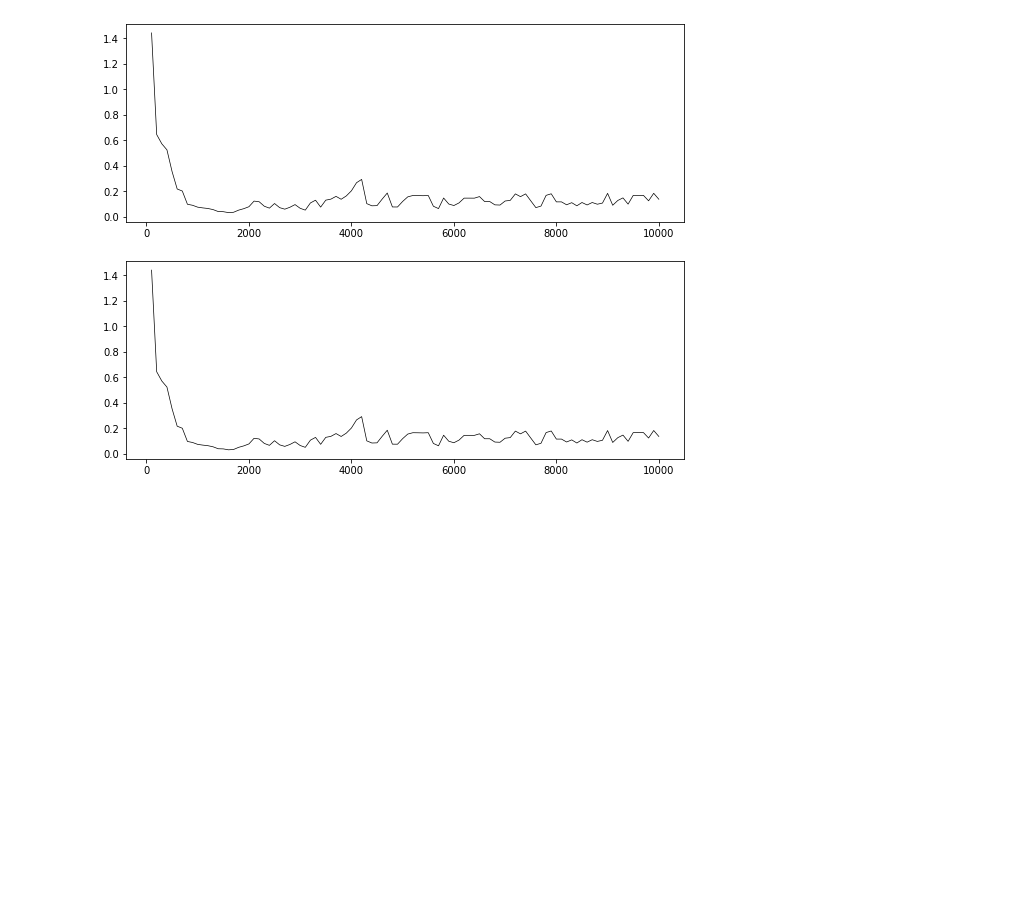
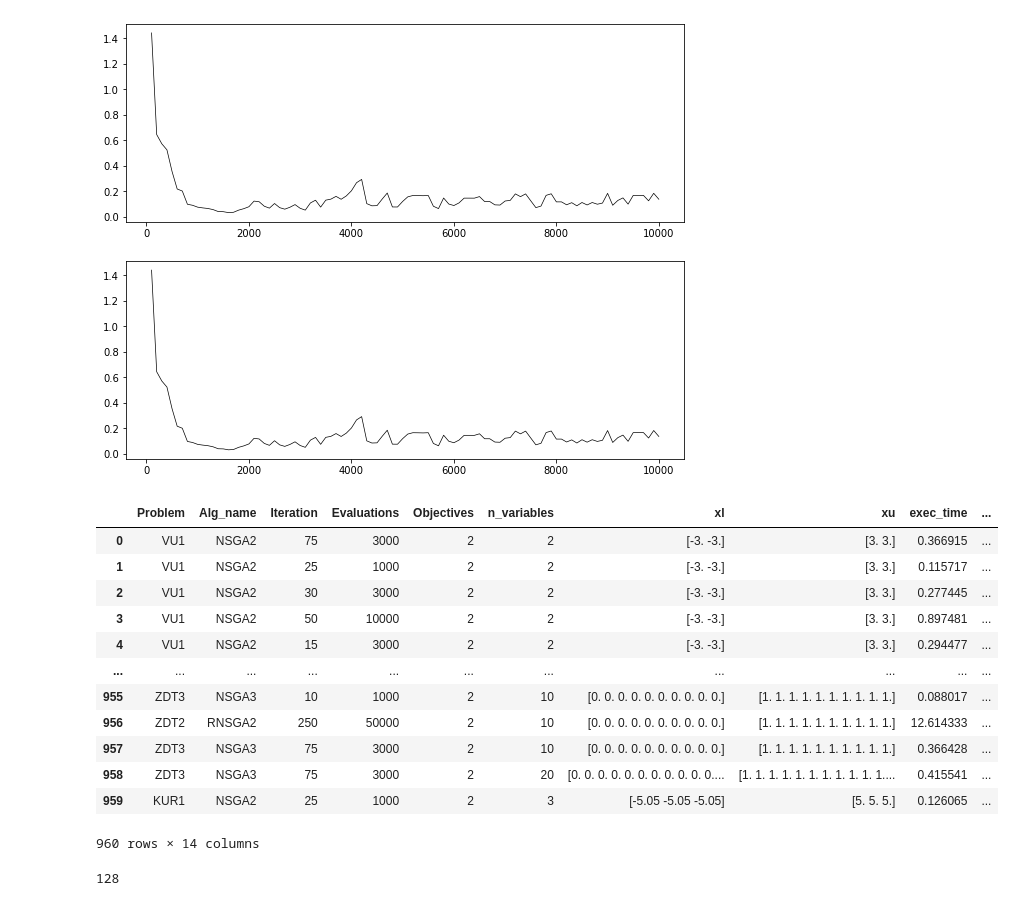
Before and after one commit to wuyoscar/Multi-Obj_Optimization, a Jupyter notebook: Workspace/workspace.ipynb, the cells around one changed output. Cells and saved outputs as stored; diff of their text form; code cells hidden in the pictures; blank space fills up the shorter version.

```diff
--- a/Workspace/workspace.ipynb
+++ b/Workspace/workspace.ipynb
@@ -561,14 +561,33 @@ plt.plot(n_evals, igd_2,  color='black', lw=0.7, label="Avg. CV of Pop")
 # %%
 import time
 from pymoo.indicators.hv import Hypervolume
 from pymoo.factory import get_performance_indicator
 import sys,os
 from PIL import Image               # to load images
 from IPython.display import display # to display images
 import pandas as pd
 import numpy as np, os ,sys
 from matplotlib import pyplot as plt
 dd=pd.read_csv('/Users/wuyoscar/Documents/Project/MOOP/Result/result_23Nov')
 dd.loc[:,'path'] = dd['path'].str[22:].values
 dd.loc[:,'image_location'] = dd['image_location'].str[22:].values
 folder = os.path.dirname(os.getcwd())
+dd
+# %% [output]
+|  | Problem | Alg_name | Iteration | Evaluations | Objectives | n_variables | xl | xu | exec_time | ... |
+| 0 | VU1 | NSGA2 | 75 | 3000 | 2 | 2 | [-3. -3.] | [3. 3.] | 0.366915 | ... |
+| 1 | VU1 | NSGA2 | 25 | 1000 | 2 | 2 | [-3. -3.] | [3. 3.] | 0.115717 | ... |
+| 2 | VU1 | NSGA2 | 30 | 3000 | 2 | 2 | [-3. -3.] | [3. 3.] | 0.277445 | ... |
+| 3 | VU1 | NSGA2 | 50 | 10000 | 2 | 2 | [-3. -3.] | [3. 3.] | 0.897481 | ... |
+| 4 | VU1 | NSGA2 | 15 | 3000 | 2 | 2 | [-3. -3.] | [3. 3.] | 0.294477 | ... |
+| ... | ... | ... | ... | ... | ... | ... | ... | ... | ... | ... |
+| 955 | ZDT3 | NSGA3 | 10 | 1000 | 2 | 10 | [0. 0. 0. 0. 0. 0. 0. 0. 0. 0.] | [1. 1. 1. 1. 1. 1. 1. 1. 1. 1.] | 0.088017 | ... |
+| 956 | ZDT2 | RNSGA2 | 250 | 50000 | 2 | 10 | [0. 0. 0. 0. 0. 0. 0. 0. 0. 0.] | [1. 1. 1. 1. 1. 1. 1. 1. 1. 1.] | 12.614333 | ... |
+| 957 | ZDT3 | NSGA3 | 75 | 3000 | 2 | 10 | [0. 0. 0. 0. 0. 0. 0. 0. 0. 0.] | [1. 1. 1. 1. 1. 1. 1. 1. 1. 1.] | 0.366428 | ... |
+| 958 | ZDT3 | NSGA3 | 75 | 3000 | 2 | 20 | [0. 0. 0. 0. 0. 0. 0. 0. 0. 0. 0.... | [1. 1. 1. 1. 1. 1. 1. 1. 1. 1. 1.... | 0.415541 | ... |
+| 959 | KUR1 | NSGA2 | 25 | 1000 | 2 | 3 | [-5.05 -5.05 -5.05] | [5. 5. 5.] | 0.126065 | ... |
+960 rows × 14 columns
+# %%
+16*4*2
+# %% [output]
+128
```
Also changed, not shown: 9 other files.
